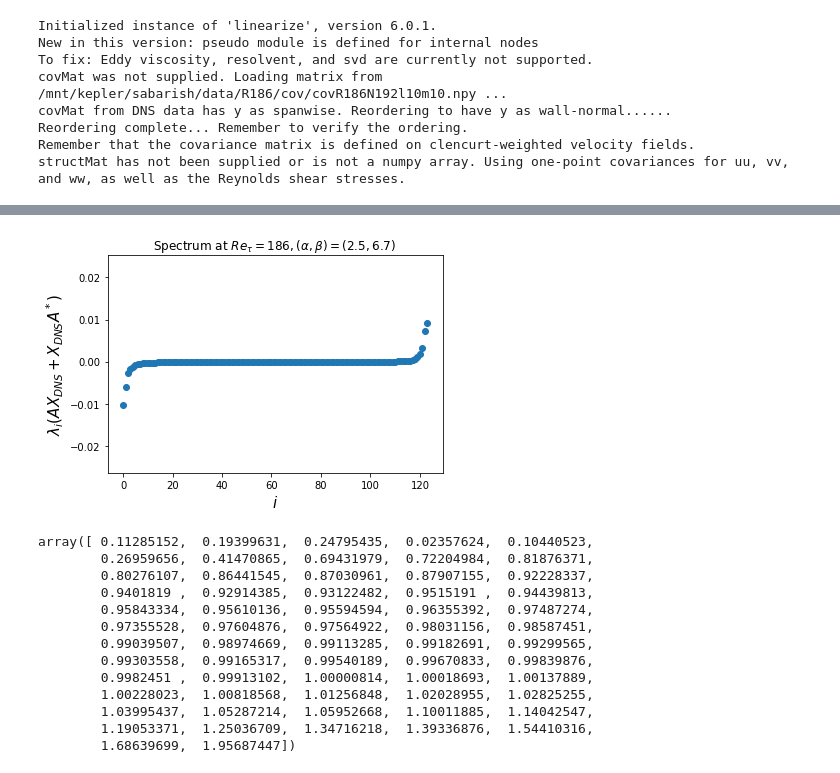
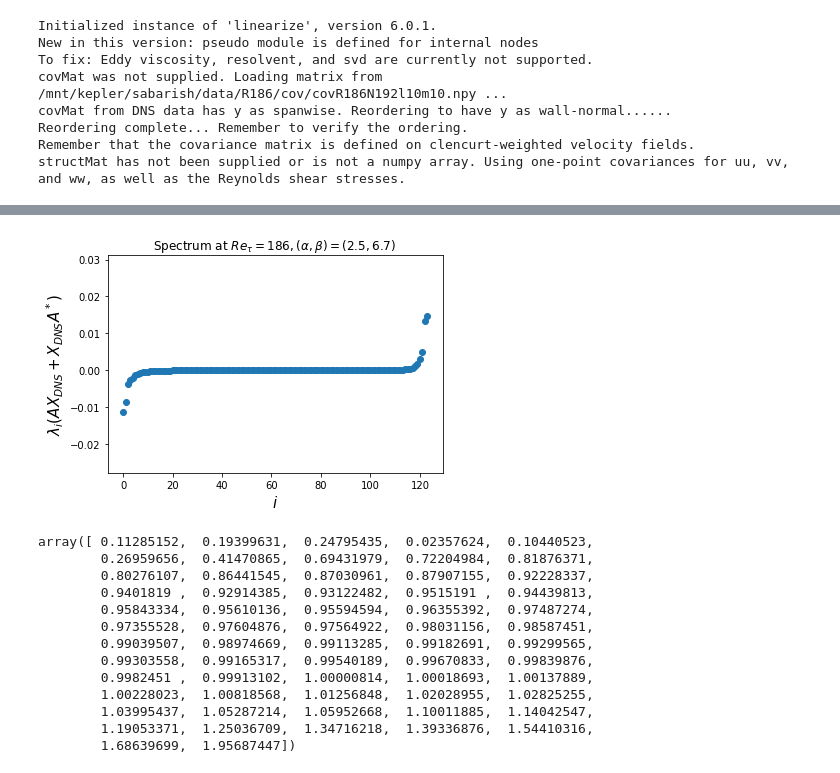
Before and after one commit to saba-vadarevu/Linear-Coherent-Structures-in-Channel-flows, a Jupyter notebook: library/statisticCompletion.ipynb, the cells around one changed output, grey strips where cells are left out. Cells and saved outputs as stored; diff of their text form; code cells hidden in the pictures.

```diff
--- a/library/statisticCompletion.ipynb
+++ b/library/statisticCompletion.ipynb
@@ -139,8 +206,10 @@ Phi = statInst.covMat/a0/b0
 Phi = 0.5*(Phi + Phi.conj().T)
 X = B @ Phi @ B.conj().T
 print("X-X.H:", np.linalg.norm((X - X.conj().T).flatten()))
+Aadj = A.conj().T
+X = (X + X.conj().T)/2.
 
-evals,evecs = np.linalg.eig(A @ X + X @ Aadj )
+evals,evecs = np.linalg.eig((A @ X + X @ Aadj ))
 evals = evals.real
 evals = np.sort(evals)
 print(evals[:5], evals[-5:])
@@ -159,4 +228,4 @@ X-X.H: 7.58598032906e-19
-[figure, old version]
+[figure, new version]
 # %%
 # %% [output]
 array([ 0.11285152,  0.19399631,  0.24795435,  0.02357624,  0.10440523,
```
Also changed, not shown: parts of 15 cells of this notebook, 4 other files.
